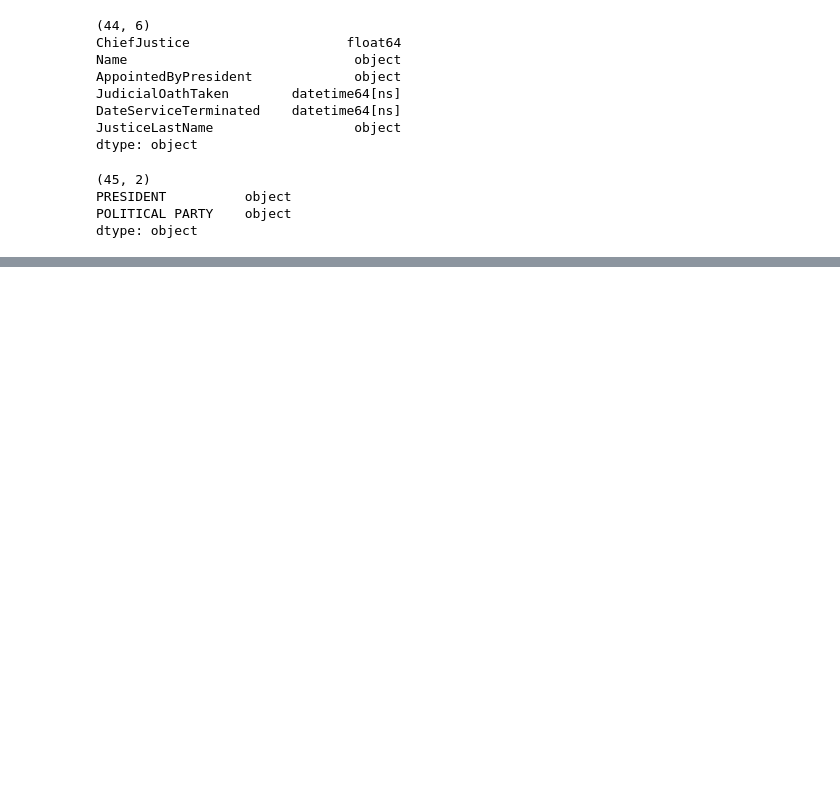
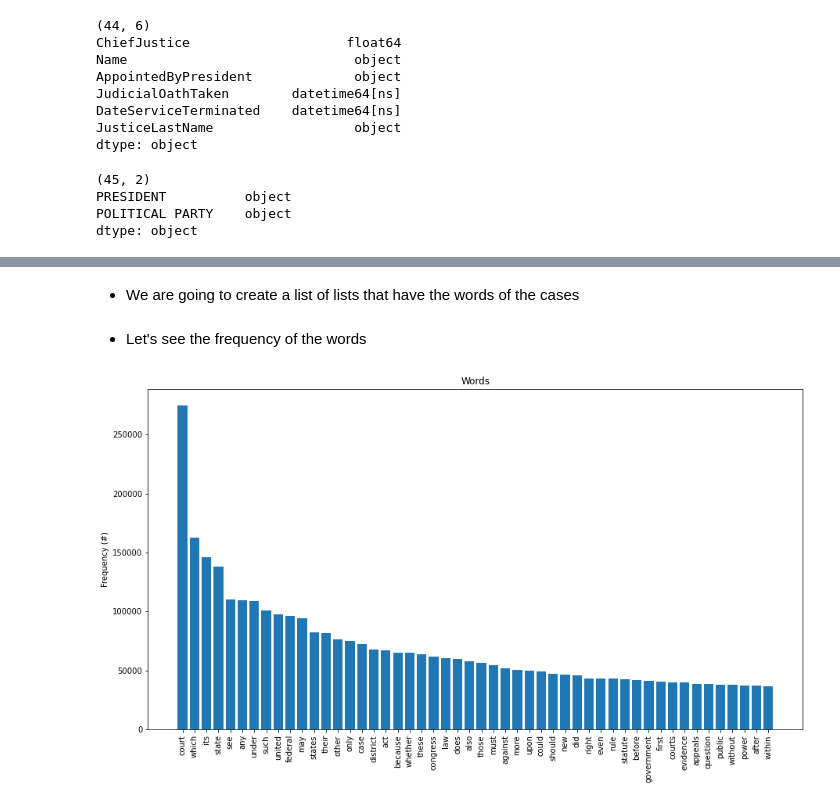
Before and after one commit to torelash/AssesingSCOTUSBias, a Jupyter notebook: data_preprocessing.ipynb, the cells around one changed output, grey strips where cells are left out. Drawn from its saved outputs; the diff is of its cells as text; code cells hidden in the pictures; blank space fills up the shorter version.

Commit message:
Progress Words Freq
Words cleaning and obtention of frequencies.

```diff
--- a/data_preprocessing.ipynb
+++ b/data_preprocessing.ipynb
@@ -91,0 +107,2 @@ df_40[df_40['POLITICAL PARTY'].isna() == True]
+# %% [markdown]
+* We are going to create a list of lists that have the words of the cases
@@ -91,0 +117,23 @@ df_40[df_40['POLITICAL PARTY'].isna() == True]
+# %% [markdown]
+* Let's see the frequency of the words
+# %%
+words = [word for sentence in words_txt for word in sentence]
+
+from collections import Counter
+
+freq = Counter(words)
+f = sorted([(freq[k],k) for k in freq], reverse = True)
+# %%
+import matplotlib.pyplot as plt
+
+fr = f[:50]
+w_w = [k for v,k in fr]
+f_w = [v for v,k in fr]
+plt.figure(figsize=(15, 8))
+plt.bar(w_w,f_w)
+plt.ylabel("Frequency (#)")
+plt.title("Words")
+plt.xticks(rotation=90)
+plt.show()
+# %% [output]
+[figure, added]
```
Also changed, not shown: parts of 6 cells of this notebook, 1 other file.
